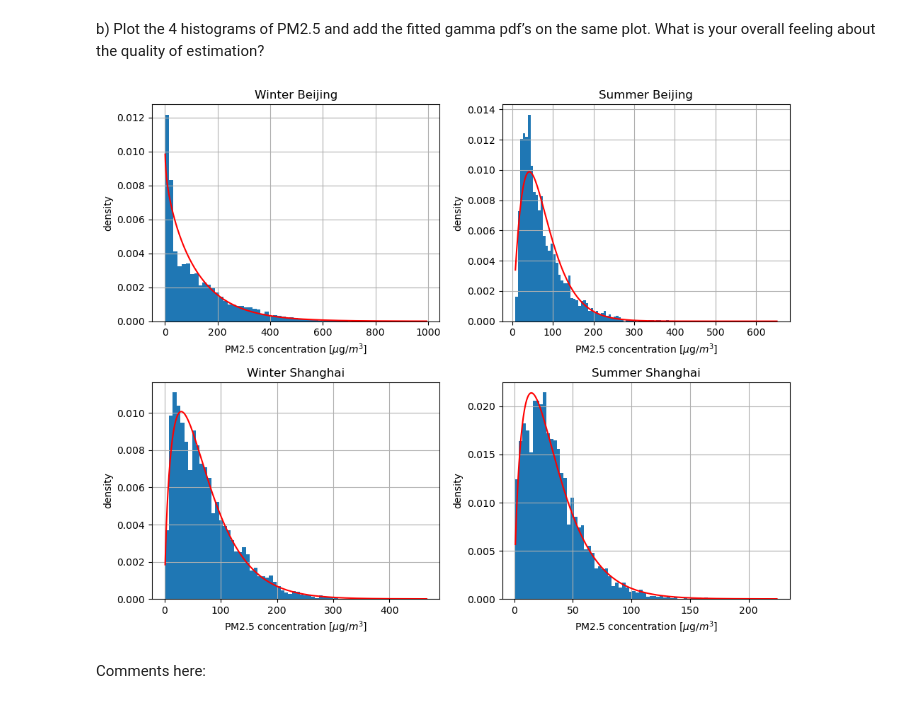
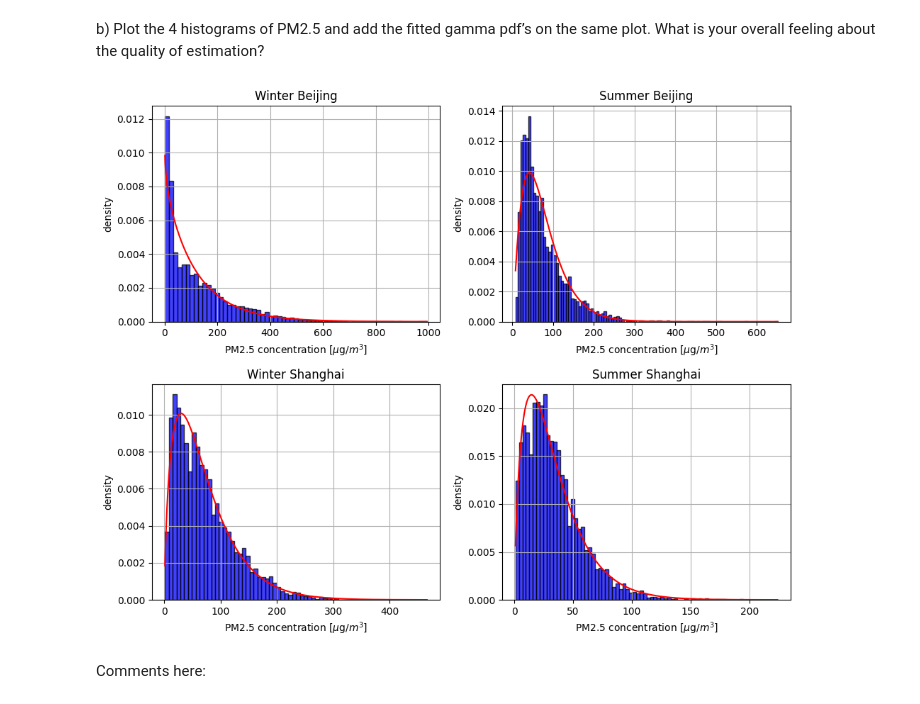
Before and after one commit to thibvr99/hackathon1_g19, a Jupyter notebook: Hackathon 1.ipynb, the cells around one changed output. Saved outputs shown, nothing was run; the diff lists cells and outputs as text; code cells hidden in the pictures.

```diff
--- a/Hackathon 1.ipynb
+++ b/Hackathon 1.ipynb
@@ -226,34 +228,34 @@ b) Plot the 4 histograms of PM2.5 and add the fitted gamma pdf’s on the same p
 # %%
 # Code here
 fig, ax = plt.subplots(2, 2, figsize=(10, 8))
 
 # Plot the histograms
-winterPM.hist(column=['PM_US Post_x'], ax=ax[0,0], density=True, bins='auto', histtype='stepfilled')
-winterPM.hist(column=['PM_US Post_y'], ax=ax[0,1], density=True, bins='auto', histtype='stepfilled')
-summerPM.hist(column=['PM_US Post_x'], ax=ax[1,0], density=True, bins='auto', histtype='stepfilled')
-summerPM.hist(column=['PM_US Post_y'], ax=ax[1,1], density=True, bins='auto', histtype='stepfilled')
+winterPM.hist(column=['PM_US Post_x'], ax=ax[0,0], density=True, bins='auto', facecolor='blue', alpha=0.75, edgecolor='black')
+winterPM.hist(column=['PM_US Post_y'], ax=ax[0,1], density=True, bins='auto', facecolor='blue', alpha=0.75, edgecolor='black')
+summerPM.hist(column=['PM_US Post_x'], ax=ax[1,0], density=True, bins='auto', facecolor='blue', alpha=0.75, edgecolor='black')
+summerPM.hist(column=['PM_US Post_y'], ax=ax[1,1], density=True, bins='auto', facecolor='blue', alpha=0.75, edgecolor='black')
 
 # Plot the fitted gamma pdf
 xwb = np.linspace(min(dataWinterBeijing), max(dataWinterBeijing), 1000)
 xws = np.linspace(min(dataWinterShanghai), max(dataWinterShanghai), 1000)
 xsb = np.linspace(min(dataSummerBeijing), max(dataSummerBeijing), 1000)
 xss = np.linspace(min(dataSummerShanghai), max(dataSummerShanghai), 1000)
 
 ax[0,0].plot(xwb, sc.gamma.pdf(xwb, alpha1, loc1, theta1), '-r')
 ax[0,1].plot(xws, sc.gamma.pdf(xws, alpha2, loc2, theta2), '-r')
 ax[1,0].plot(xsb, sc.gamma.pdf(xsb, alpha3, loc3, theta3), '-r')
 ax[1,1].plot(xss, sc.gamma.pdf(xss, alpha4, loc4, theta4), '-r')
 
 # Set some titles and labels
 ax[0,0].set(title="Winter Beijing", xlabel=r"PM2.5 concentration [$\mu\text{g}/m^3$]", ylabel="density")
 ax[0,1].set(title="Summer Beijing", xlabel=r"PM2.5 concentration [$\mu\text{g}/m^3$]", ylabel="density")
 ax[1,0].set(title="Winter Shanghai", xlabel=r"PM2.5 concentration [$\mu\text{g}/m^3$]", ylabel="density")
 ax[1,1].set(title="Summer Shanghai", xlabel=r"PM2.5 concentration [$\mu\text{g}/m^3$]", ylabel="density")
 
 plt.tight_layout()
 plt.show()
 # %% [output]
-[figure, old version]
+[figure, new version]
 # %% [markdown]
 Comments here:
 # %% [markdown]
```
Also changed, not shown: parts of 13 cells of this notebook.
